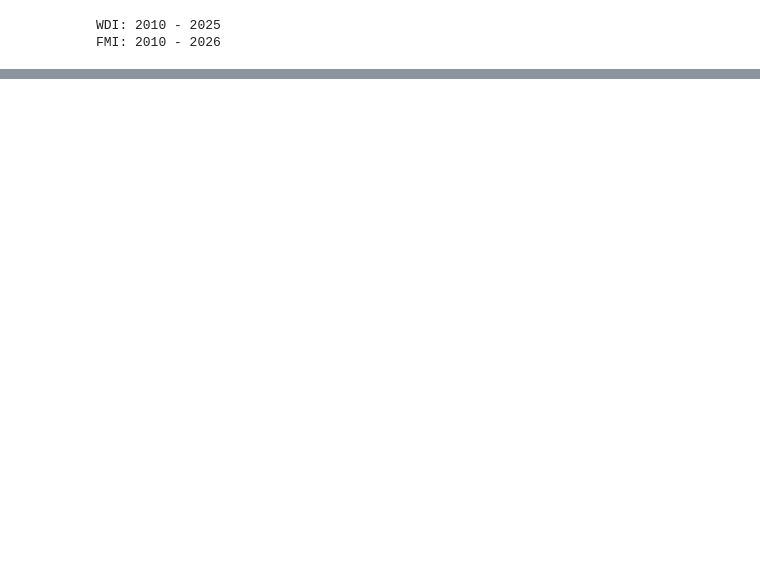
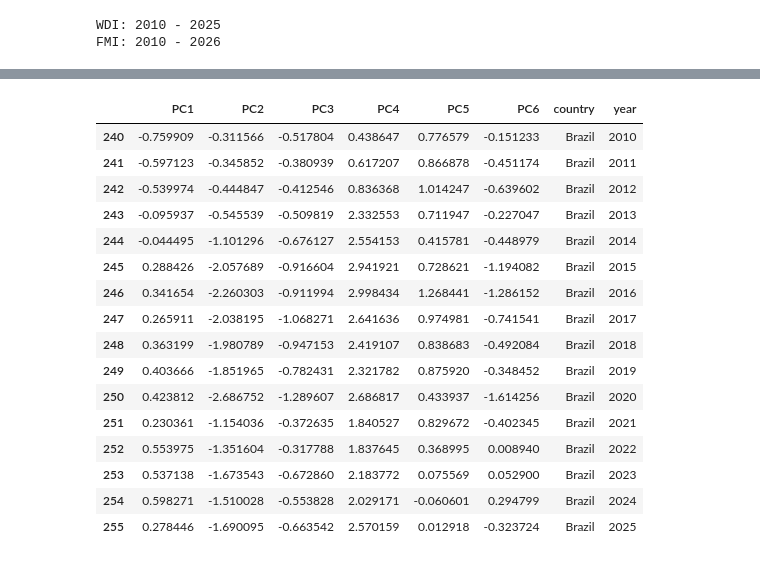
Before and after one commit to joaoseidler14-hub/fiscal-risk-model, a Jupyter notebook: merge_datasets.ipynb, the cells around one changed output, grey strips where cells are left out. Cells and saved outputs as stored; diff of their text form; code cells hidden in the pictures; blank space fills up the shorter version.

```diff
--- a/merge_datasets.ipynb
+++ b/merge_datasets.ipynb
@@ -296,3 +387,33 @@ panel_final.to_csv(
     "fiscal_risk_index.csv",
     index=False
 )
+# %%
+pc_scores = pd.DataFrame(
+    X_pca,
+    columns=[f"PC{i+1}" for i in range(6)]
+)
+
+pc_scores["country"] = panel_final["country"]
+pc_scores["year"] = panel_final["year"]
+# %%
+pc_scores.loc[
+    pc_scores["country"] == "Brazil"
+]
+# %% [output]
+|  | PC1 | PC2 | PC3 | PC4 | PC5 | PC6 | country | year |
+| 240 | -0.759909 | -0.311566 | -0.517804 | 0.438647 | 0.776579 | -0.151233 | Brazil | 2010 |
+| 241 | -0.597123 | -0.345852 | -0.380939 | 0.617207 | 0.866878 | -0.451174 | Brazil | 2011 |
+| 242 | -0.539974 | -0.444847 | -0.412546 | 0.836368 | 1.014247 | -0.639602 | Brazil | 2012 |
+| 243 | -0.095937 | -0.545539 | -0.509819 | 2.332553 | 0.711947 | -0.227047 | Brazil | 2013 |
+| 244 | -0.044495 | -1.101296 | -0.676127 | 2.554153 | 0.415781 | -0.448979 | Brazil | 2014 |
+| 245 | 0.288426 | -2.057689 | -0.916604 | 2.941921 | 0.728621 | -1.194082 | Brazil | 2015 |
+| 246 | 0.341654 | -2.260303 | -0.911994 | 2.998434 | 1.268441 | -1.286152 | Brazil | 2016 |
+| 247 | 0.265911 | -2.038195 | -1.068271 | 2.641636 | 0.974981 | -0.741541 | Brazil | 2017 |
+| 248 | 0.363199 | -1.980789 | -0.947153 | 2.419107 | 0.838683 | -0.492084 | Brazil | 2018 |
+| 249 | 0.403666 | -1.851965 | -0.782431 | 2.321782 | 0.875920 | -0.348452 | Brazil | 2019 |
+| 250 | 0.423812 | -2.686752 | -1.289607 | 2.686817 | 0.433937 | -1.614256 | Brazil | 2020 |
+| 251 | 0.230361 | -1.154036 | -0.372635 | 1.840527 | 0.829672 | -0.402345 | Brazil | 2021 |
+| 252 | 0.553975 | -1.351604 | -0.317788 | 1.837645 | 0.368995 | 0.008940 | Brazil | 2022 |
+| 253 | 0.537138 | -1.673543 | -0.672860 | 2.183772 | 0.075569 | 0.052900 | Brazil | 2023 |
+| 254 | 0.598271 | -1.510028 | -0.553828 | 2.029171 | -0.060601 | 0.294799 | Brazil | 2024 |
+| 255 | 0.278446 | -1.690095 | -0.663542 | 2.570159 | 0.012918 | -0.323724 | Brazil | 2025 |
```
Also changed, not shown: parts of 24 cells of this notebook, 9 other files.
